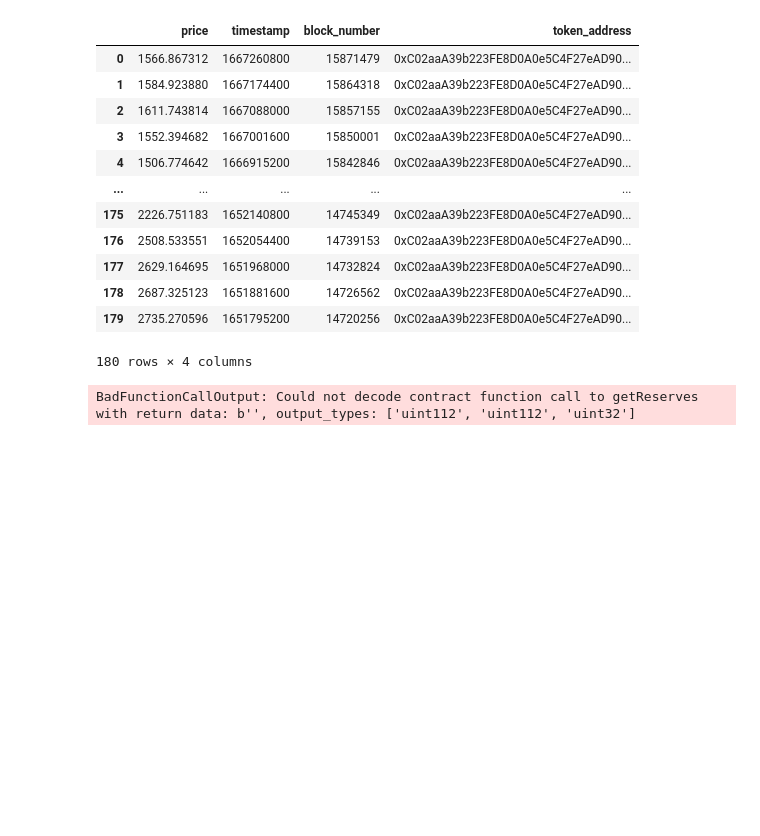
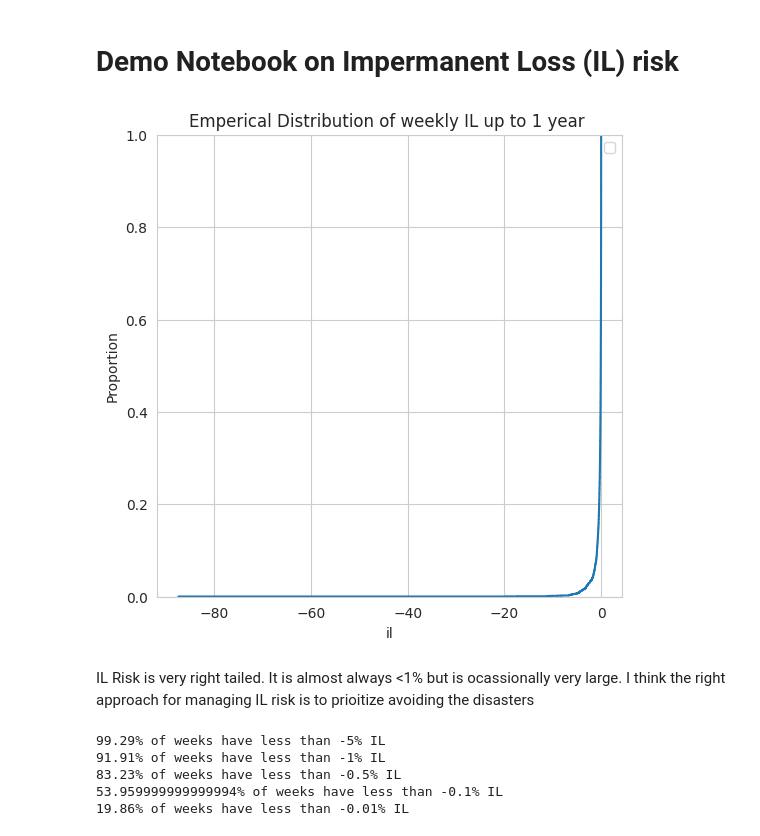
Before and after one commit to parkerburchett/tokemak-quant-project, a Jupyter notebook: tokemak_quant_project/demo.ipynb, the cells around one changed output. Cells and saved outputs as stored; diff of their text form; code cells hidden in the pictures; blank space fills up the shorter version.

Commit message:
Finished Demo

```diff
--- a/tokemak_quant_project/demo.ipynb
+++ b/tokemak_quant_project/demo.ipynb
@@ -1,38 +1,2 @@
-# %%
-import pandas as pd
-from constants import pool_addresses, w3, latest_block, WETH
-from get_prices import get_eth_price, get_token_to_eth
-token_df = pd.read_csv('token_df.csv', index_col=0)
-timestamp_df = pd.read_csv('timestamp_df.csv', index_col=0)
-eth_price_df = pd.read_csv('eth_price_df.csv', index_col=0)
-eth_price_df
-# %% [output]
-|  | price | timestamp | block_number | token_address |
-| 0 | 1566.867312 | 1667260800 | 15871479 | 0xC02aaA39b223FE8D0A0e5C4F27eAD90... |
-| 1 | 1584.923880 | 1667174400 | 15864318 | 0xC02aaA39b223FE8D0A0e5C4F27eAD90... |
-| 2 | 1611.743814 | 1667088000 | 15857155 | 0xC02aaA39b223FE8D0A0e5C4F27eAD90... |
-| 3 | 1552.394682 | 1667001600 | 15850001 | 0xC02aaA39b223FE8D0A0e5C4F27eAD90... |
-| 4 | 1506.774642 | 1666915200 | 15842846 | 0xC02aaA39b223FE8D0A0e5C4F27eAD90... |
-| ... | ... | ... | ... | ... |
-| 175 | 2226.751183 | 1652140800 | 14745349 | 0xC02aaA39b223FE8D0A0e5C4F27eAD90... |
-| 176 | 2508.533551 | 1652054400 | 14739153 | 0xC02aaA39b223FE8D0A0e5C4F27eAD90... |
-| 177 | 2629.164695 | 1651968000 | 14732824 | 0xC02aaA39b223FE8D0A0e5C4F27eAD90... |
-| 178 | 2687.325123 | 1651881600 | 14726562 | 0xC02aaA39b223FE8D0A0e5C4F27eAD90... |
-| 179 | 2735.270596 | 1651795200 | 14720256 | 0xC02aaA39b223FE8D0A0e5C4F27eAD90... |
-180 rows × 4 columns
-# %%
-from pool import Pool, build_historial_df
-from get_prices import build_asset_il_df
-
-historical_dfs = []
-il_dfs = []
-for p in pool_addresses:
-    try:
-        df = build_historial_df(Pool(p), timestamp_df, eth_price_df)
-        il_df = build_asset_il_df(df, 7)
-        il_dfs.append(il_df)
-        historical_dfs.append(df)
-    except Exception as e:
-        print(e, type(e), p)
-# %% [output]
-BadFunctionCallOutput: Could not decode contract function call to getReserves with return data: b'', output_types: ['uint112', 'uint112', 'uint32']
+# %% [markdown]
+# Demo Notebook on Impermanent Loss (IL) risk
@@ -38,0 +18,21 @@ BadFunctionCallOutput: Could not decode contract function call to getReserves wi
+# %%
+import seaborn as sns
+import matplotlib.pyplot as plt
+sns.set_style("whitegrid")
+sns.ecdfplot(data=il_df, x='il')
+plt.legend([])
+plt.title("Emperical Distribution of weekly IL up to 1 year ")
+plt.show()
+# %% [output]
+[figure, added]
+# %% [markdown]
+IL Risk is very right tailed. It is almost always <1% but is ocassionally very large. I think the right approach for managing IL risk is to prioitize avoiding the disasters
+# %%
+for il_amount in [-5, -1, -.5, -.1, -.01]:
+    print(f'{100 * round((il_df["il"] > il_amount).sum() / len(il_df), 4)}% of weeks have less than {il_amount}% IL')
+# %% [output]
+99.29% of weeks have less than -5% IL
+91.91% of weeks have less than -1% IL
+83.23% of weeks have less than -0.5% IL
+53.959999999999994% of weeks have less than -0.1% IL
+19.86% of weeks have less than -0.01% IL
```
Also changed, not shown: parts of 30 cells of this notebook, 1 other file.
